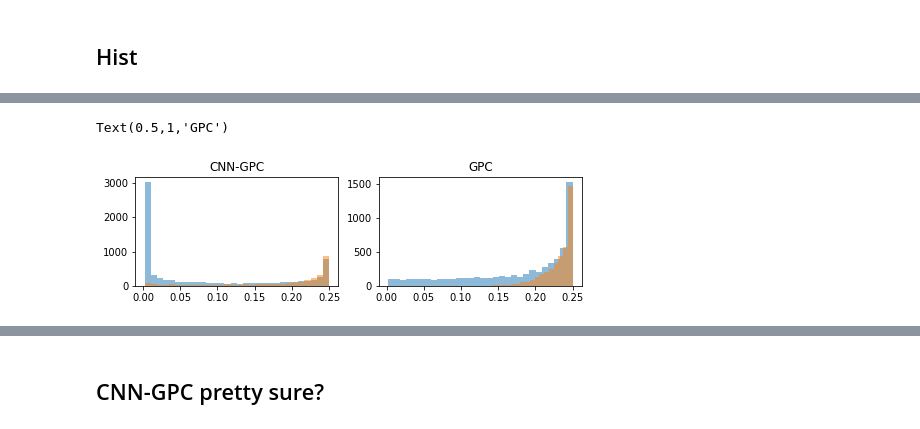
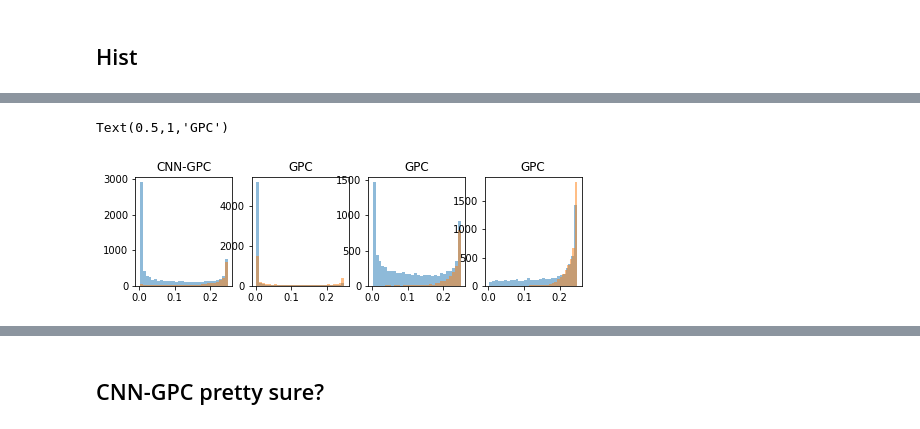
Before and after one commit to andiac/convgp, a Jupyter notebook: plot.ipynb, the cells around one changed output, grey strips where cells are left out. Drawn from its saved outputs; the diff is of its cells as text; code cells hidden in the pictures.

Commit message:
add plots

```diff
--- a/plot.ipynb
+++ b/plot.ipynb
@@ -187,0 +195,22 @@ fig.savefig(os.path.join('./plots/', 'hist.eps'), format="eps", dpi=600)
+# %%
+c10_correct = correct(pred(c10["prob"]), c10["Yt"])
+c10_max_prob = max_prob(c10["prob"])
+c10_max_prob_var = np.diag(c10["var"][:, np.argmax(c10["prob"], axis=1)])
+c10_t_idxs = np.where(c10_correct)
+c10_f_idxs = np.where(np.logical_not(c10_correct))
+
+plt.subplot(1, 2, 1)
+plt.hist(c10_max_prob[c10_t_idxs], alpha=0.5, bins=30)
+plt.hist(c10_max_prob[c10_f_idxs], alpha=0.5, bins=30)
+plt.gca().set_title('CNN-GPC dense2')
+
+c9216_correct = correct(pred(c9216["prob"]), c9216["Yt"])
+c9216_max_prob = max_prob(c9216["prob"])
+c9216_max_prob_var = np.diag(c9216["var"][:, np.argmax(c9216["prob"], axis=1)])
+c9216_t_idxs = np.where(c9216_correct)
+c9216_f_idxs = np.where(np.logical_not(c9216_correct))
+
+plt.subplot(1, 2, 2)
+plt.hist(c9216_max_prob[c9216_t_idxs], alpha=0.5, bins=30)
+plt.hist(c9216_max_prob[c9216_f_idxs], alpha=0.5, bins=30)
+plt.gca().set_title('CNN-GPC flatten_1')
@@ -188,13 +220,21 @@ fig.savefig(os.path.join('./plots/', 'hist.eps'), format="eps", dpi=600)
 # %%
 fig = plt.figure(figsize=(8,2))
-plt.subplot(1, 2, 1)
+plt.subplot(1, 4, 1)
 plt.hist(c128_max_prob_var[c128_t_idxs], alpha=0.5, bins=30)
 plt.hist(c128_max_prob_var[c128_f_idxs], alpha=0.5, bins=30)
 plt.gca().set_title('CNN-GPC')
-plt.subplot(1, 2, 2)
+plt.subplot(1, 4, 2)
+plt.hist(c10_max_prob_var[c10_t_idxs], alpha=0.5, bins=30)
+plt.hist(c10_max_prob_var[c10_f_idxs], alpha=0.5, bins=30)
+plt.gca().set_title('GPC')
+plt.subplot(1, 4, 3)
+plt.hist(c9216_max_prob_var[c9216_t_idxs], alpha=0.5, bins=30)
+plt.hist(c9216_max_prob_var[c9216_f_idxs], alpha=0.5, bins=30)
+plt.gca().set_title('GPC')
+plt.subplot(1, 4, 4)
 plt.hist(cr_max_prob_var[cr_t_idxs], alpha=0.5, bins=30)
 plt.hist(cr_max_prob_var[cr_f_idxs], alpha=0.5, bins=30)
 plt.gca().set_title('GPC')
 # %% [output]
 Text(0.5,1,'GPC')
-[figure, old version]
+[figure, new version]
```
Also changed, not shown: parts of 17 cells of this notebook, 2 other files.
